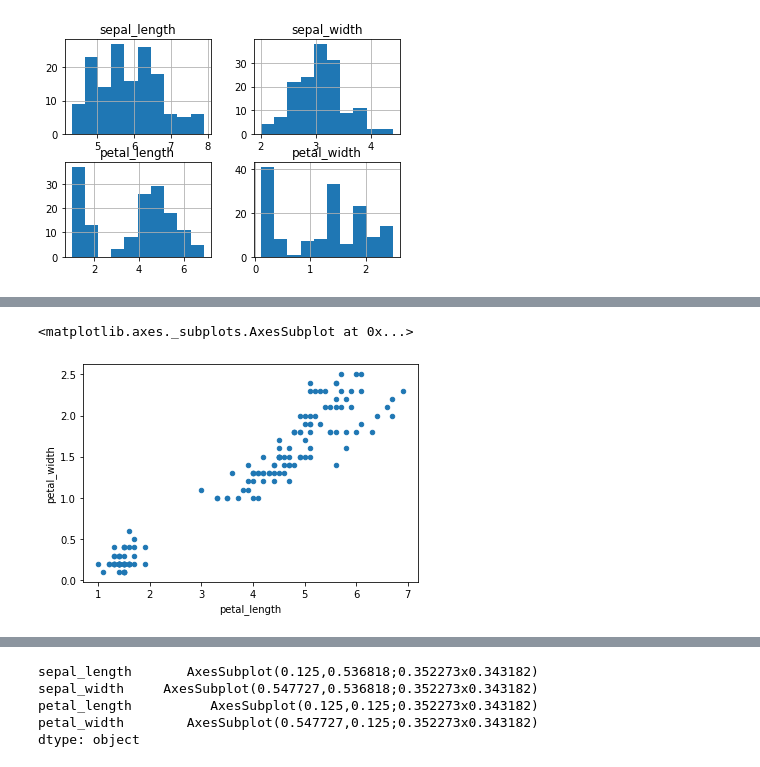
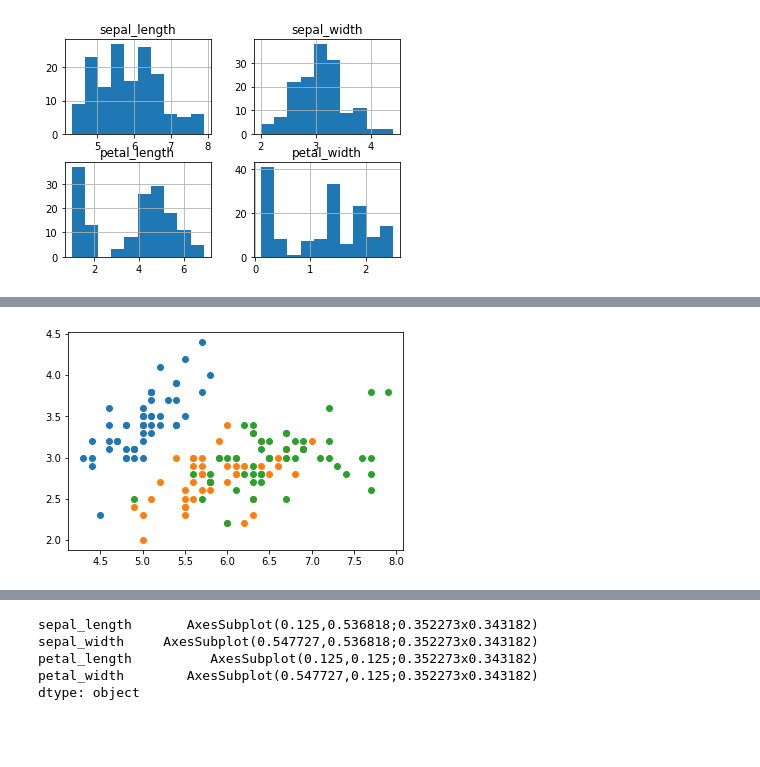
Before and after one commit to beiyuouo/data-mining-hw, a Jupyter notebook: hw1/simple_version.ipynb, the cells around one changed output, grey strips where cells are left out. Cells and saved outputs as stored; diff of their text form; code cells hidden in the pictures; blank space fills up the shorter version.

```diff
--- a/hw1/simple_version.ipynb
+++ b/hw1/simple_version.ipynb
@@ -75,6 +60,8 @@ iris_df.plot(x='sepal_length', y='sepal_width', kind='scatter')
-# %%
-# 鸢尾花花瓣散点图
-iris_df.plot(x='petal_length', y='petal_width', kind='scatter')
-# %% [output]
-<matplotlib.axes._subplots.AxesSubplot at 0x...>
-[figure, removed]
+# %%
+# 鸢尾花花萼散点图
+for cat in pd.unique(yuanweihua['category']):
+    cat_df = yuanweihua[yuanweihua['category'] == cat]
+    plt.scatter(cat_df['sepal_length'], cat_df['sepal_width'], label=cat)
+plt.show()
+# %% [output]
+[figure, added]
```
Also changed, not shown: parts of 18 cells of this notebook, 3 other files.
